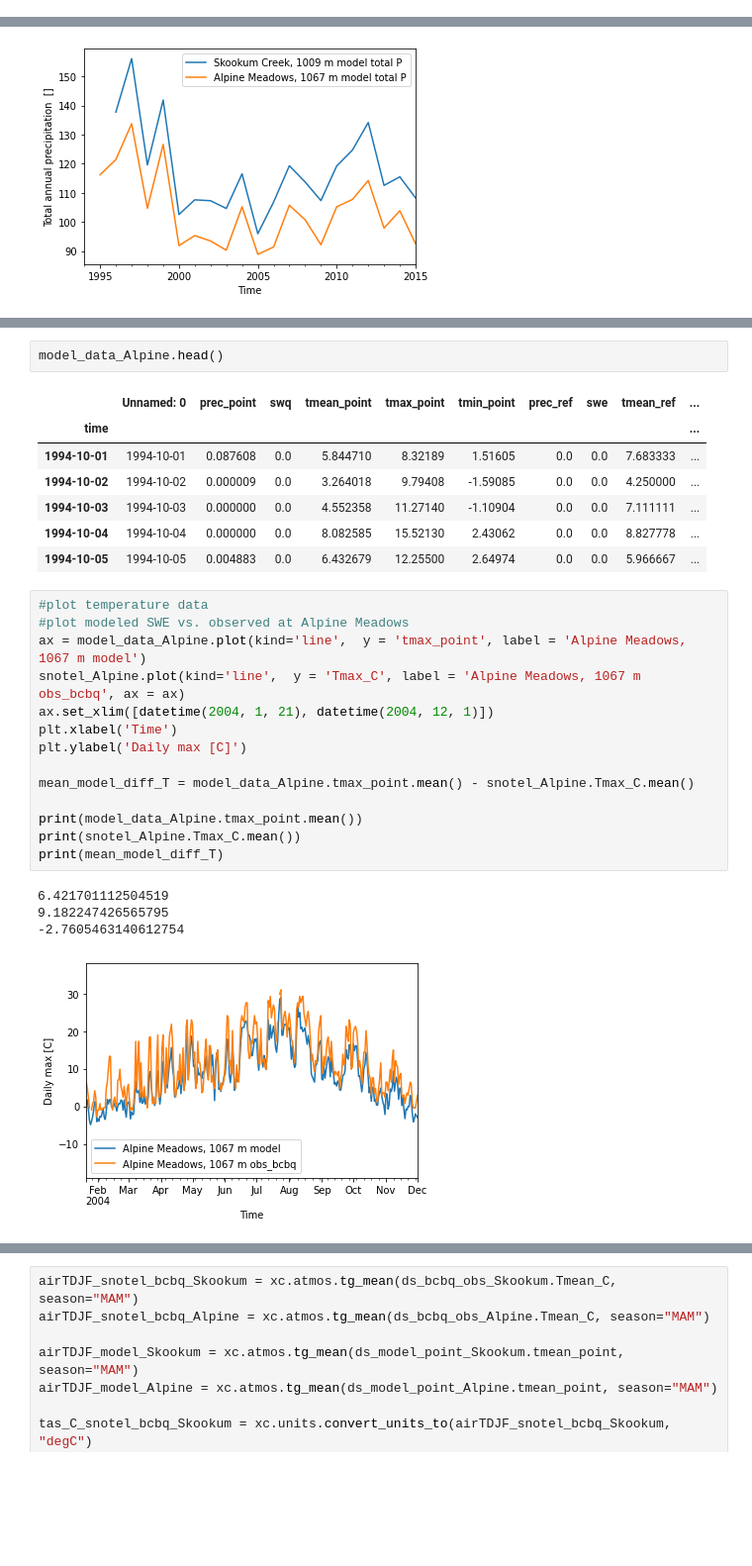
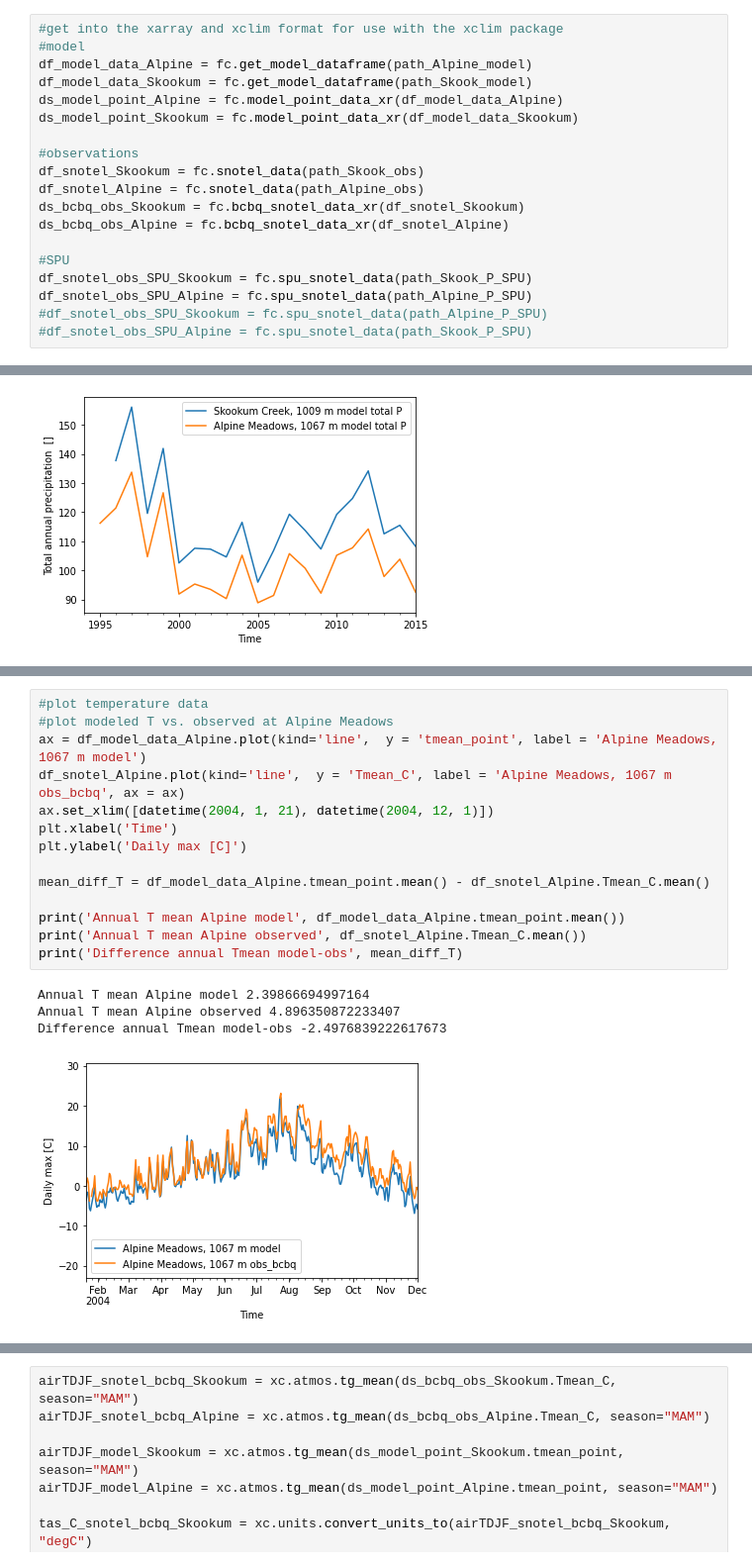
Before and after one commit to NCristea/Snow_SCL, a Jupyter notebook: compare_datasets.ipynb, the cells around one changed output, grey strips where cells are left out. Shown at 99% size. Saved outputs shown, nothing was run; the diff lists cells and outputs as text; blank space fills up the shorter version.

Commit message:
added file to read SPU data

```diff
--- a/compare_datasets.ipynb
+++ b/compare_datasets.ipynb
@@ -36,0 +57,19 @@ path_Skook_model = ROOT_DIR + '/Data/Raw/DHSVM_prismWRFlapse-3C_Pixel.Skookum_Cr
+# %%
+#get into the xarray and xclim format for use with the xclim package
+#model
+df_model_data_Alpine = fc.get_model_dataframe(path_Alpine_model)
+df_model_data_Skookum = fc.get_model_dataframe(path_Skook_model)
+ds_model_point_Alpine = fc.model_point_data_xr(df_model_data_Alpine)
+ds_model_point_Skookum = fc.model_point_data_xr(df_model_data_Skookum)
+
+#observations
+df_snotel_Skookum = fc.snotel_data(path_Skook_obs)
+df_snotel_Alpine = fc.snotel_data(path_Alpine_obs)
+ds_bcbq_obs_Skookum = fc.bcbq_snotel_data_xr(df_snotel_Skookum)
+ds_bcbq_obs_Alpine = fc.bcbq_snotel_data_xr(df_snotel_Alpine)
+
+#SPU
+df_snotel_obs_SPU_Skookum = fc.spu_snotel_data(path_Skook_P_SPU)
+df_snotel_obs_SPU_Alpine = fc.spu_snotel_data(path_Alpine_P_SPU)
+#df_snotel_obs_SPU_Skookum = fc.spu_snotel_data(path_Alpine_P_SPU)
+#df_snotel_obs_SPU_Alpine = fc.spu_snotel_data(path_Skook_P_SPU)
@@ -234,30 +207,20 @@ snotel_Alpine.head()
-# %%
-model_data_Alpine.head()
-# %% [output]
-|  | Unnamed: 0 | prec_point | swq | tmean_point | tmax_point | tmin_point | prec_ref | swe | tmean_ref | ... |
-| time |  |  |  |  |  |  |  |  |  | ... |
-| 1994-10-01 | 1994-10-01 | 0.087608 | 0.0 | 5.844710 | 8.32189 | 1.51605 | 0.0 | 0.0 | 7.683333 | ... |
-| 1994-10-02 | 1994-10-02 | 0.000009 | 0.0 | 3.264018 | 9.79408 | -1.59085 | 0.0 | 0.0 | 4.250000 | ... |
-| 1994-10-03 | 1994-10-03 | 0.000000 | 0.0 | 4.552358 | 11.27140 | -1.10904 | 0.0 | 0.0 | 7.111111 | ... |
-| 1994-10-04 | 1994-10-04 | 0.000000 | 0.0 | 8.082585 | 15.52130 | 2.43062 | 0.0 | 0.0 | 8.827778 | ... |
-| 1994-10-05 | 1994-10-05 | 0.004883 | 0.0 | 6.432679 | 12.25500 | 2.64974 | 0.0 | 0.0 | 5.966667 | ... |
 # %%
 #plot temperature data
-#plot modeled SWE vs. observed at Alpine Meadows
-ax = model_data_Alpine.plot(kind='line',  y = 'tmax_point', label = 'Alpine Meadows, 1067 m model')
-snotel_Alpine.plot(kind='line',  y = 'Tmax_C', label = 'Alpine Meadows, 1067 m obs_bcbq', ax = ax)
+#plot modeled T vs. observed at Alpine Meadows
+ax = df_model_data_Alpine.plot(kind='line',  y = 'tmean_point', label = 'Alpine Meadows, 1067 m model')
+df_snotel_Alpine.plot(kind='line',  y = 'Tmean_C', label = 'Alpine Meadows, 1067 m obs_bcbq', ax = ax)
 ax.set_xlim([datetime(2004, 1, 21), datetime(2004, 12, 1)])
 plt.xlabel('Time')
 plt.ylabel('Daily max [C]')
 
-mean_model_diff_T = model_data_Alpine.tmax_point.mean() - snotel_Alpine.Tmax_C.mean()
+mean_diff_T = df_model_data_Alpine.tmean_point.mean() - df_snotel_Alpine.Tmean_C.mean()
 
-print(model_data_Alpine.tmax_point.mean())
-print(snotel_Alpine.Tmax_C.mean())
-print(mean_model_diff_T)
+print('Annual T mean Alpine model', df_model_data_Alpine.tmean_point.mean())
+print('Annual T mean Alpine observed', df_snotel_Alpine.Tmean_C.mean())
+print('Difference annual Tmean model-obs', mean_diff_T)
 # %% [output]
-6.421701112504519
-9.182247426565795
--2.7605463140612754
+Annual T mean Alpine model 2.39866694997164
+Annual T mean Alpine observed 4.896350872233407
+Difference annual Tmean model-obs -2.4976839222617673
-[figure, old version]
+[figure, new version]
 # %%
```
Also changed, not shown: parts of 19 cells of this notebook, 2 other files.
